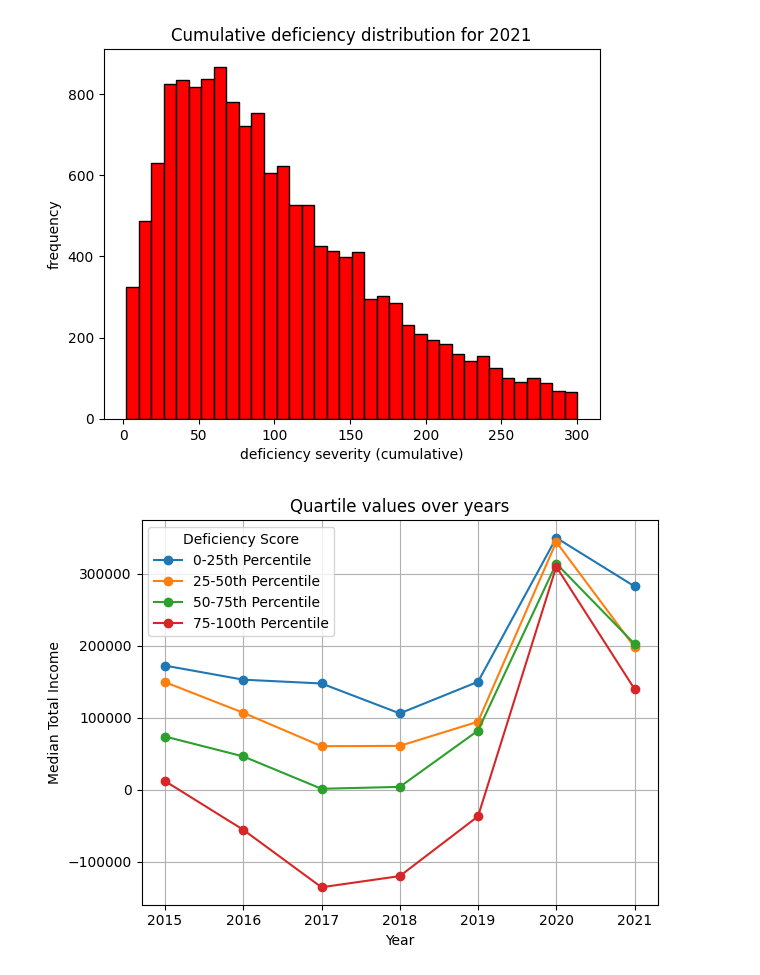
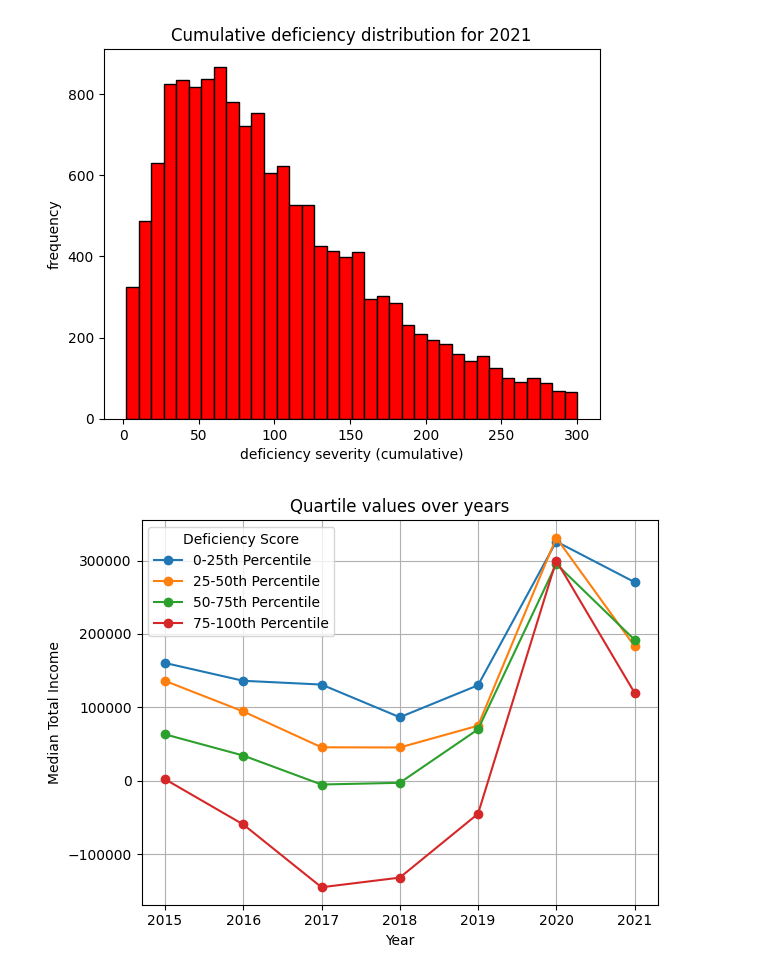
Before and after one commit to joshua-orndorff/Data-4999, a Jupyter notebook: exploratory-data-analysis.ipynb, the cells around one changed output. Cells and saved outputs as stored; diff of their text form; code cells hidden in the pictures.

Commit message:
Change visualizations to include net_income and add the upload of the grouped_health_deficiency to MySQL.

```diff
--- a/exploratory-data-analysis.ipynb
+++ b/exploratory-data-analysis.ipynb
@@ -35,13 +35,13 @@ ownership_dict = {
 
 # Map ownership type to the DataFrame
 costreport_df['ownership_type'] = costreport_df['ownership'].map(ownership_dict)
-costreport_df_clean = costreport_df.dropna(subset=['tot_income'])
+costreport_df_clean = costreport_df.dropna(subset=['net_income'])
 
 time_series_dict = {}
 
 # Loop to create a unique group for each years total income type with it's associated ownership type
-for i, g in costreport_df_clean[['ownership_type','fiscal_year','tot_income']].groupby(['ownership_type','fiscal_year']):
-    time_series_dict[i] = list(g['tot_income'])
+for i, g in costreport_df_clean[['ownership_type','fiscal_year','net_income']].groupby(['ownership_type','fiscal_year']):
+    time_series_dict[i] = list(g['net_income'])
 # %%
 # Function to remove outliers using IQR method
 def remove_outliers(data):
@@ -167,7 +167,7 @@ for year in unique_years:
 [figure]
 # %%
 def_income_df = grouped_health_df[['prov_id', 'num_scope', 'report_year']].merge(
-    costreport_df_clean[['prov_id', 'fiscal_year', 'tot_income']],
+    costreport_df_clean[['prov_id', 'fiscal_year', 'net_income']],
     how='inner',
     left_on=['prov_id', 'report_year'],
     right_on=['prov_id', 'fiscal_year']
@@ -188,32 +188,32 @@ def assign_quartile(x, year):
 
 quartiles = []
 
 # Loop through the DataFrame and assign the quartile of num_scope for each year
 for index, row in def_income_df.iterrows():
 
     # Pull the scope and report year
     num_scope, report_year = row[['num_scope','report_year']]
     report_year = int(report_year)
 
     # Run the num_scope through the function to map it's quartile
     quartile = assign_quartile(num_scope, report_year)
     quartiles.append(quartile)
 
 def_income_df['quartile'] = quartiles
 
 deficiency_income_quartiles = def_income_df.drop(['num_scope','prov_id'],axis= 1).groupby(['report_year','quartile']).median().reset_index()
 
 # Pivot the data
-pivot_df = deficiency_income_quartiles.pivot(index='report_year', columns='quartile', values='tot_income')
+pivot_df = deficiency_income_quartiles.pivot(index='report_year', columns='quartile', values='net_income')
 
 # Plot
 pivot_df.plot(marker='o')
 plt.title('Quartile values over years')
 plt.xlabel('Year')
 plt.ylabel('Median Total Income')
 plt.grid(True)
 plt.legend(title='Deficiency Score')
 plt.tight_layout()
 plt.show()
 # %% [output]
-[figure, old version]
+[figure, new version]
```
Also changed, not shown: parts of 3 cells of this notebook.
